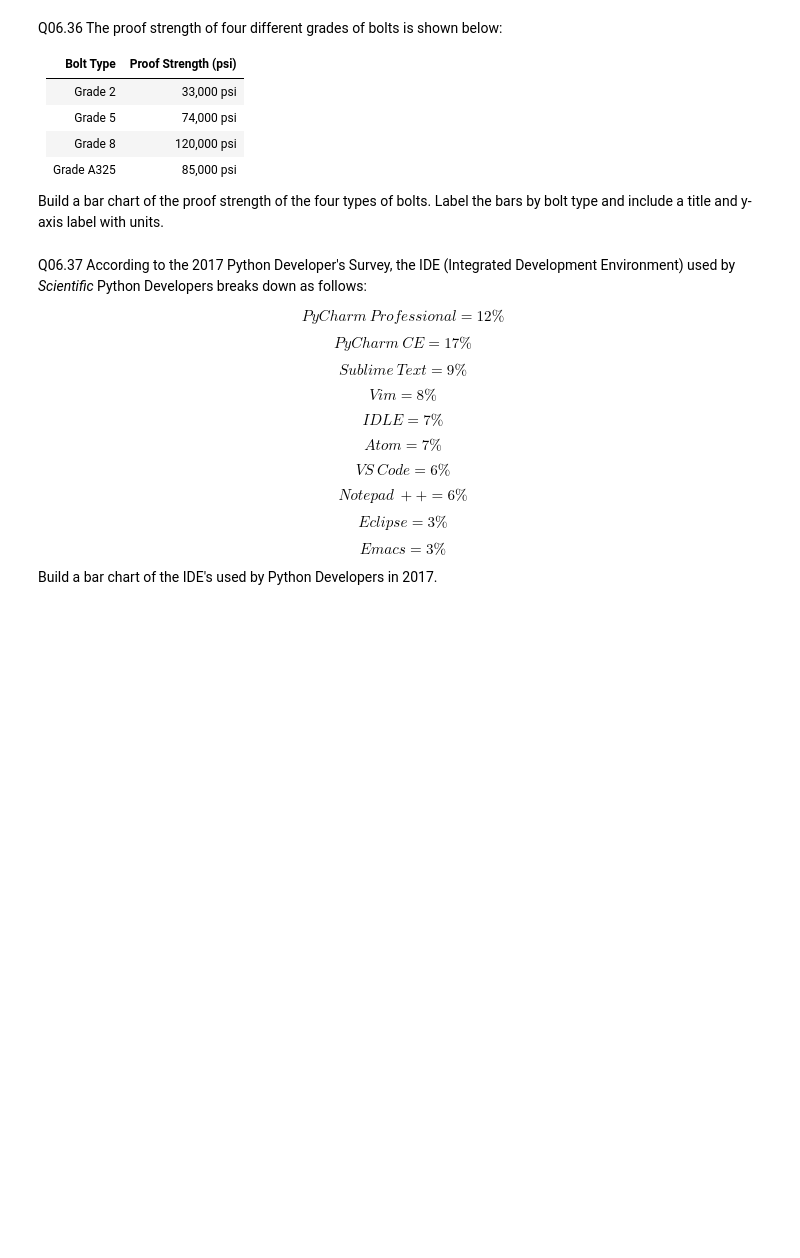
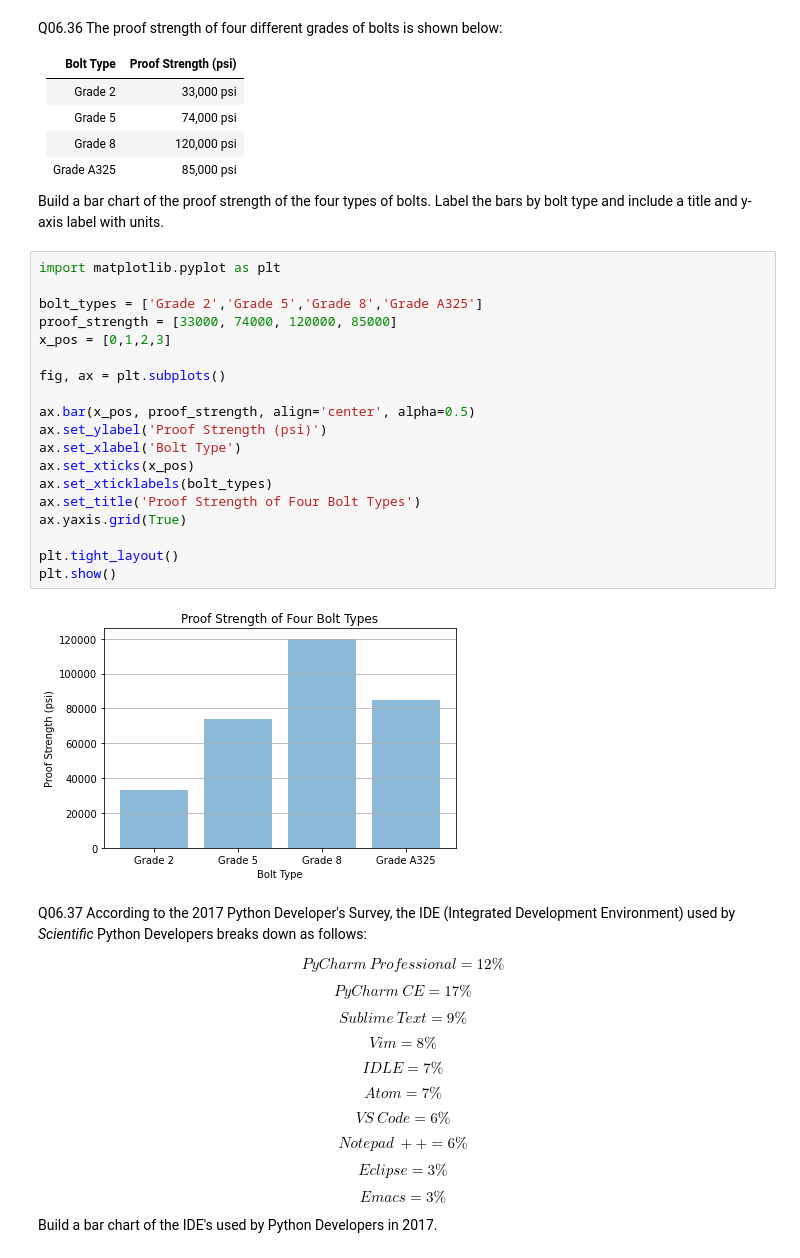
Before and after one commit to ProfessorKazarinoff/Problem-Solving-with-Python-38-Edition-Answer-Key, a Jupyter notebook: 06.18-Review-Questions-Answer-Key.ipynb, the cells around one changed output. Cells and saved outputs as stored; diff of their text form; blank space fills up the shorter version.

```diff
--- a/06.18-Review-Questions-Answer-Key.ipynb
+++ b/06.18-Review-Questions-Answer-Key.ipynb
@@ -363,6 +384,27 @@ Q06.36 The proof strength of four different grades of bolts is shown below:
 | Grade A325 | 85,000 psi |
 
 Build a bar chart of the proof strength of the four types of bolts. Label the bars by bolt type and include a title and y-axis label with units.
+# %%
+import matplotlib.pyplot as plt
+
+bolt_types = ['Grade 2','Grade 5','Grade 8','Grade A325']
+proof_strength = [33000, 74000, 120000, 85000]
+x_pos = [0,1,2,3]
+
+fig, ax = plt.subplots()
+
+ax.bar(x_pos, proof_strength, align='center', alpha=0.5)
+ax.set_ylabel('Proof Strength (psi)')
+ax.set_xlabel('Bolt Type')
+ax.set_xticks(x_pos)
+ax.set_xticklabels(bolt_types)
+ax.set_title('Proof Strength of Four Bolt Types')
+ax.yaxis.grid(True)
+
+plt.tight_layout()
+plt.show()
+# %% [output]
+[figure, added]
 # %% [markdown]
 Q06.37 According to the 2017 Python Developer's Survey, the IDE (Integrated Development Environment) used by _Scientific_ Python Developers breaks down as follows:
 
```
Also changed, not shown: parts of 1 cell of this notebook.
